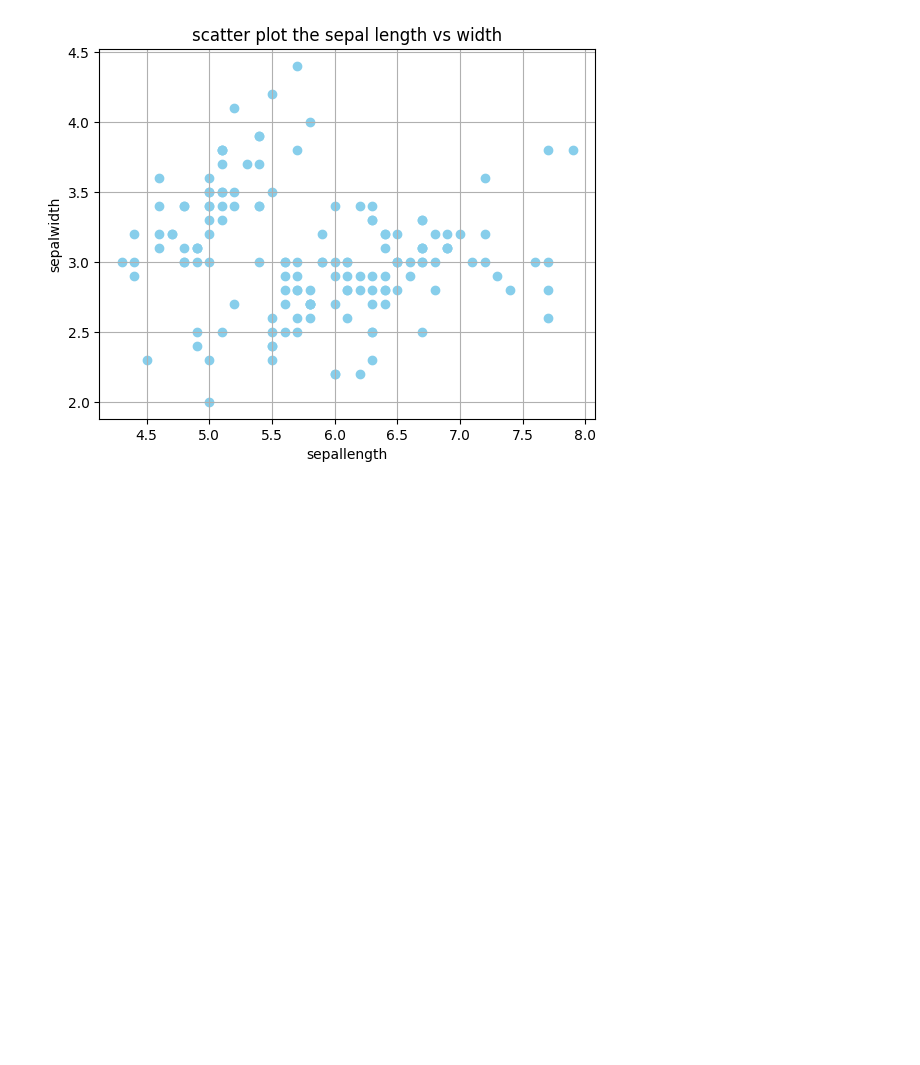
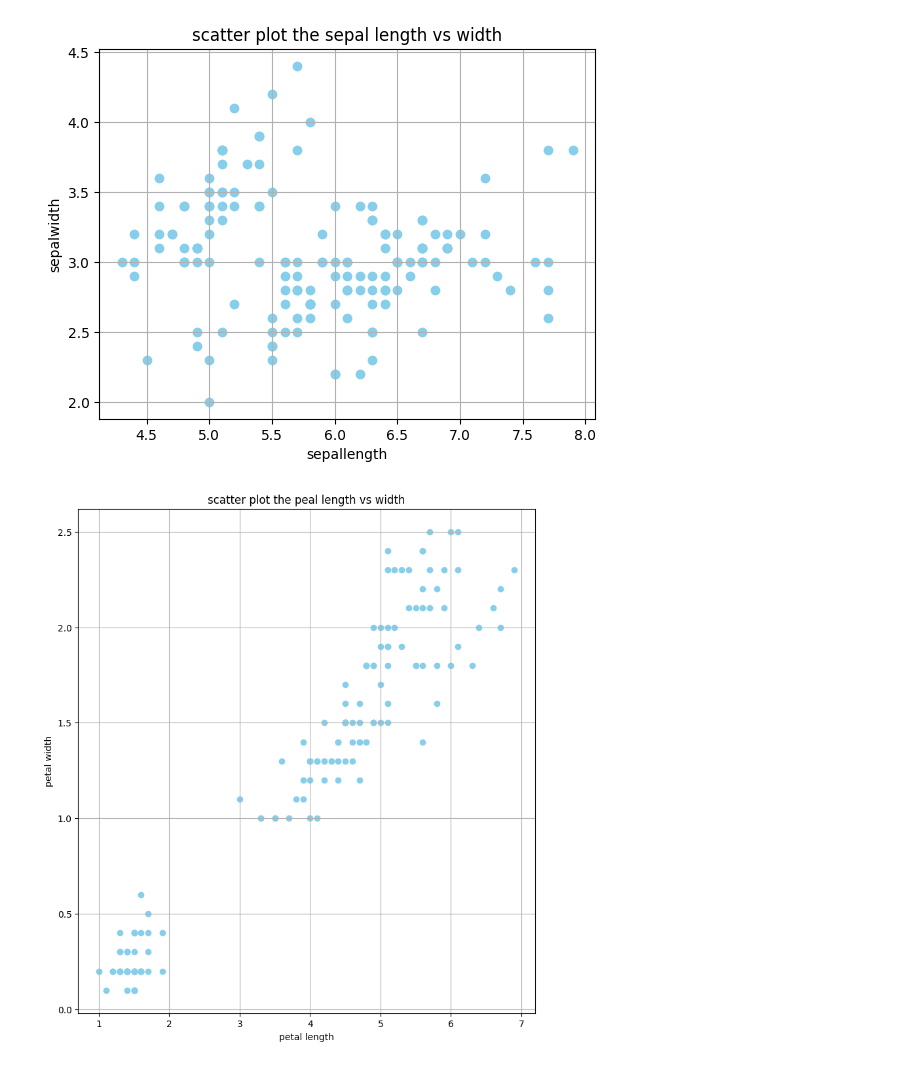
Before and after one commit to Nohan28/aiml, a Jupyter notebook: nohan23CS028.ipynb, the cells around one changed output. Cells and saved outputs as stored; diff of their text form; code cells hidden in the pictures; blank space fills up the shorter version.

```diff
--- a/nohan23CS028.ipynb
+++ b/nohan23CS028.ipynb
@@ -935,12 +935,14 @@ iris = pd.read_csv('Iris.csv')
 # %%
 import pandas as pd
 import numpy as np
 import matplotlib.pyplot as plt
-petal_data = isir_df[['petalLengthCm', 'petalWidthCm']]
+petal_data = isir_df[['PetalLengthCm', 'PetalWidthCm']]
 plt.figure(figsize=(9,10))
-plt.scatter(petal_data['petalLengthCm'], sepal_data['SepalWidthCm'], color='skyblue')
+plt.scatter(petal_data['PetalLengthCm'], petal_data['PetalWidthCm'], color='skyblue')
 plt.xlabel('petal length')
 plt.ylabel('petal width')
 plt.title('scatter plot the peal length vs width')
 plt.grid(True)
 plt.show()
+# %% [output]
+[figure, added]
```
